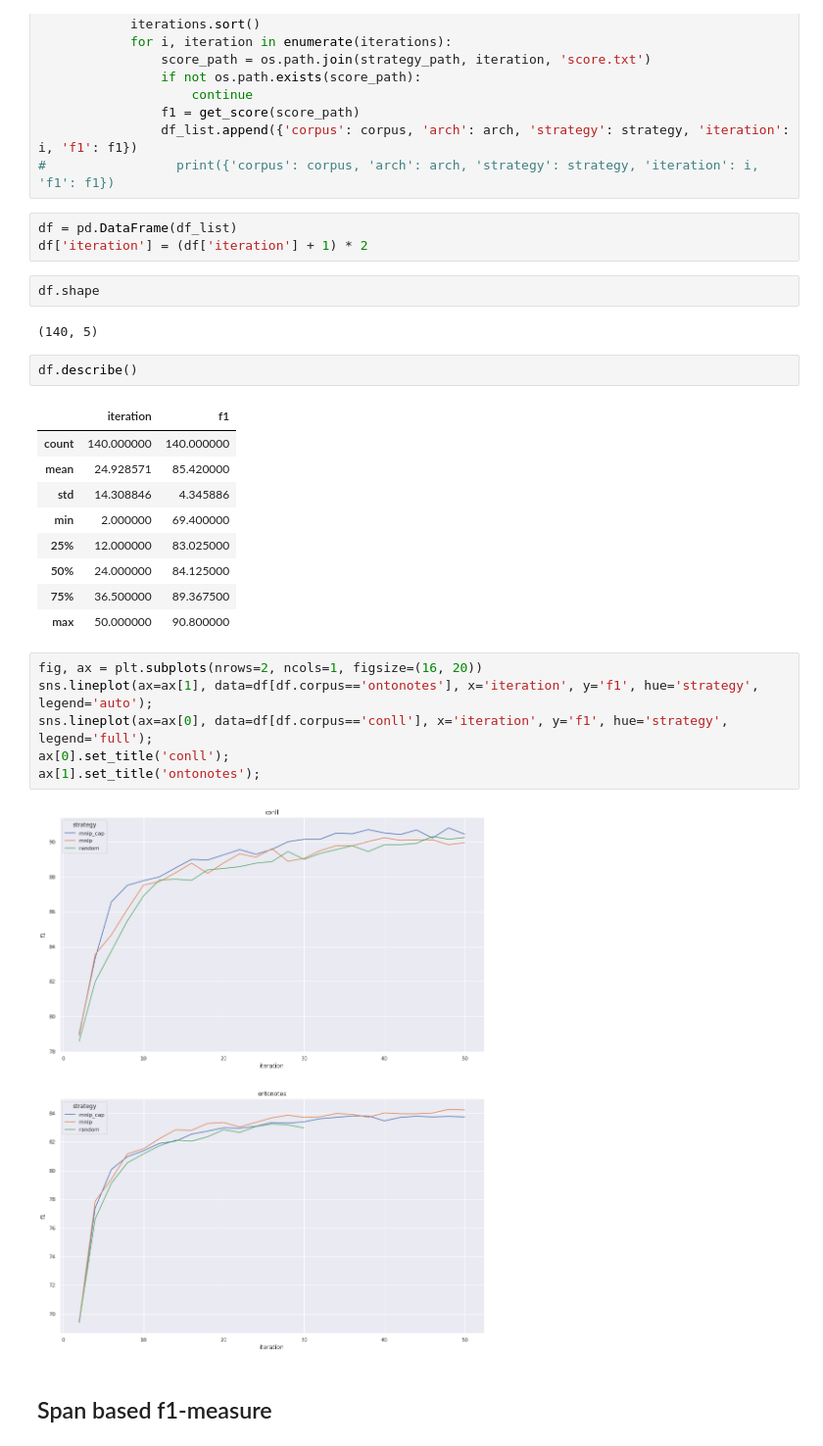
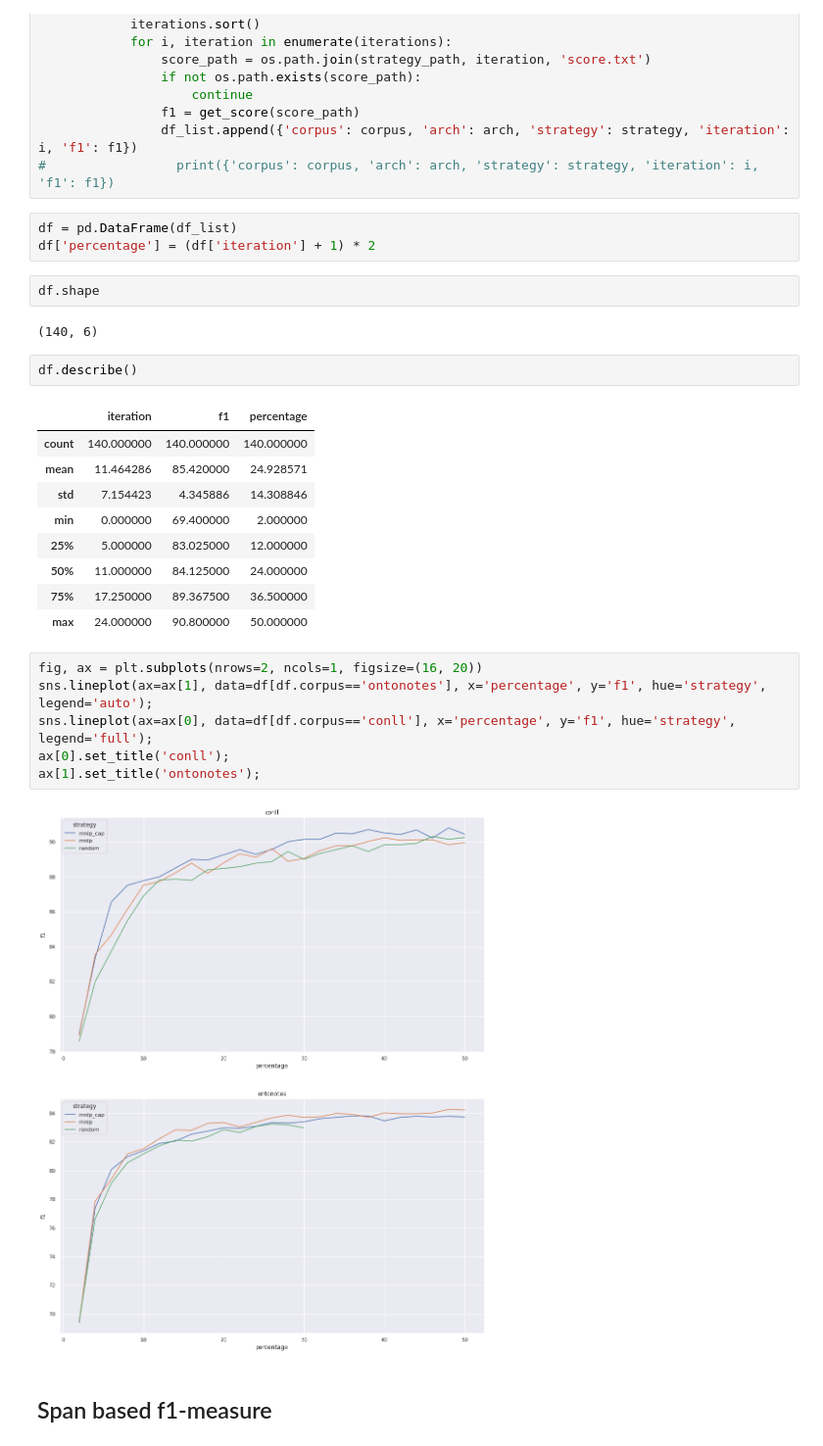
Before and after one commit to Rexhaif/Active-NLP, a Jupyter notebook: processing_results.ipynb, the cells around one changed output. Shown at 98% size. Saved outputs shown, nothing was run; the diff lists cells and outputs as text.

Commit message:
has corrected the graphs

```diff
--- a/processing_results.ipynb
+++ b/processing_results.ipynb
@@ -61,31 +61,31 @@ for corpus in corpuses:
 #                 print({'corpus': corpus, 'arch': arch, 'strategy': strategy, 'iteration': i, 'f1': f1})
 # %%
 df = pd.DataFrame(df_list)
-df['iteration'] = (df['iteration'] + 1) * 2
+df['percentage'] = (df['iteration'] + 1) * 2
 # %%
 df.shape
 # %% [output]
-(140, 5)
+(140, 6)
 # %%
 df.describe()
 # %% [output]
-|  | iteration | f1 |
-| count | 140.000000 | 140.000000 |
-| mean | 24.928571 | 85.420000 |
-| std | 14.308846 | 4.345886 |
-| min | 2.000000 | 69.400000 |
-| 25% | 12.000000 | 83.025000 |
-| 50% | 24.000000 | 84.125000 |
-| 75% | 36.500000 | 89.367500 |
-| max | 50.000000 | 90.800000 |
+|  | iteration | f1 | percentage |
+| count | 140.000000 | 140.000000 | 140.000000 |
+| mean | 11.464286 | 85.420000 | 24.928571 |
+| std | 7.154423 | 4.345886 | 14.308846 |
+| min | 0.000000 | 69.400000 | 2.000000 |
+| 25% | 5.000000 | 83.025000 | 12.000000 |
+| 50% | 11.000000 | 84.125000 | 24.000000 |
+| 75% | 17.250000 | 89.367500 | 36.500000 |
+| max | 24.000000 | 90.800000 | 50.000000 |
 # %%
 fig, ax = plt.subplots(nrows=2, ncols=1, figsize=(16, 20))
-sns.lineplot(ax=ax[1], data=df[df.corpus=='ontonotes'], x='iteration', y='f1', hue='strategy', legend='auto');
-sns.lineplot(ax=ax[0], data=df[df.corpus=='conll'], x='iteration', y='f1', hue='strategy', legend='full');
+sns.lineplot(ax=ax[1], data=df[df.corpus=='ontonotes'], x='percentage', y='f1', hue='strategy', legend='auto');
+sns.lineplot(ax=ax[0], data=df[df.corpus=='conll'], x='percentage', y='f1', hue='strategy', legend='full');
 ax[0].set_title('conll');
 ax[1].set_title('ontonotes');
 # %% [output]
-[figure, old version]
+[figure, new version]
 # %% [markdown]
 ## Span based f1-measure
 # %%
```
